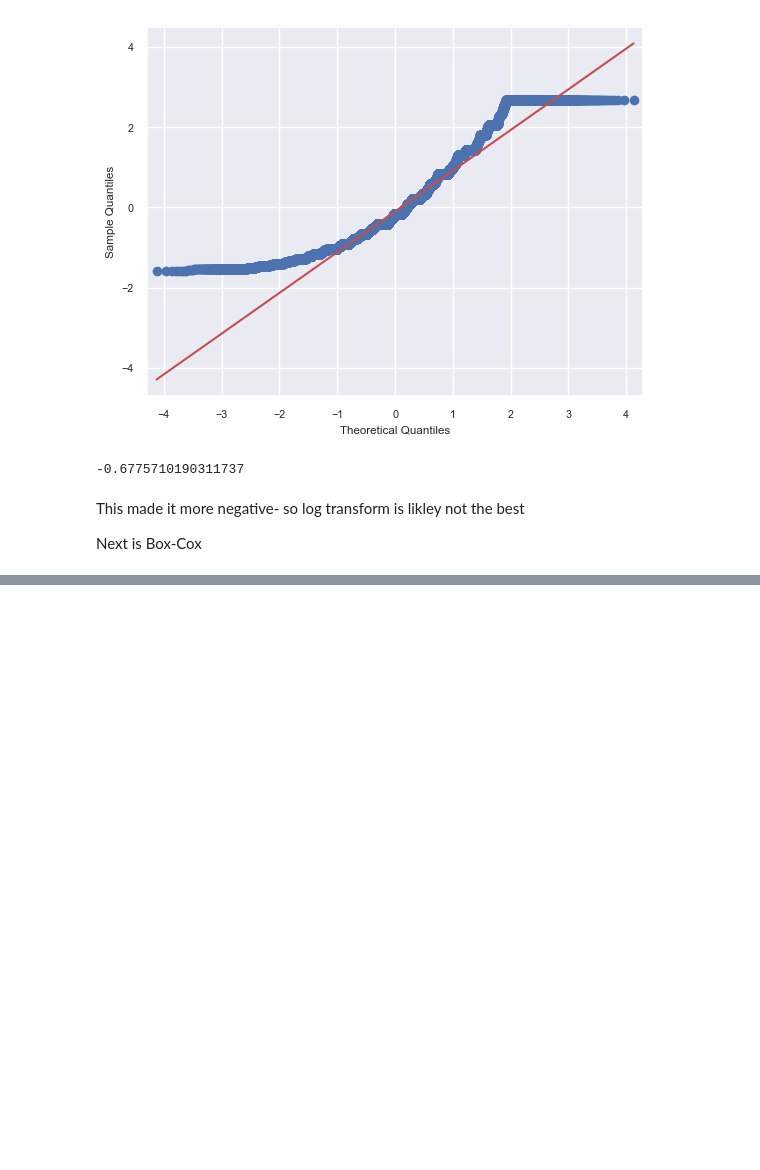
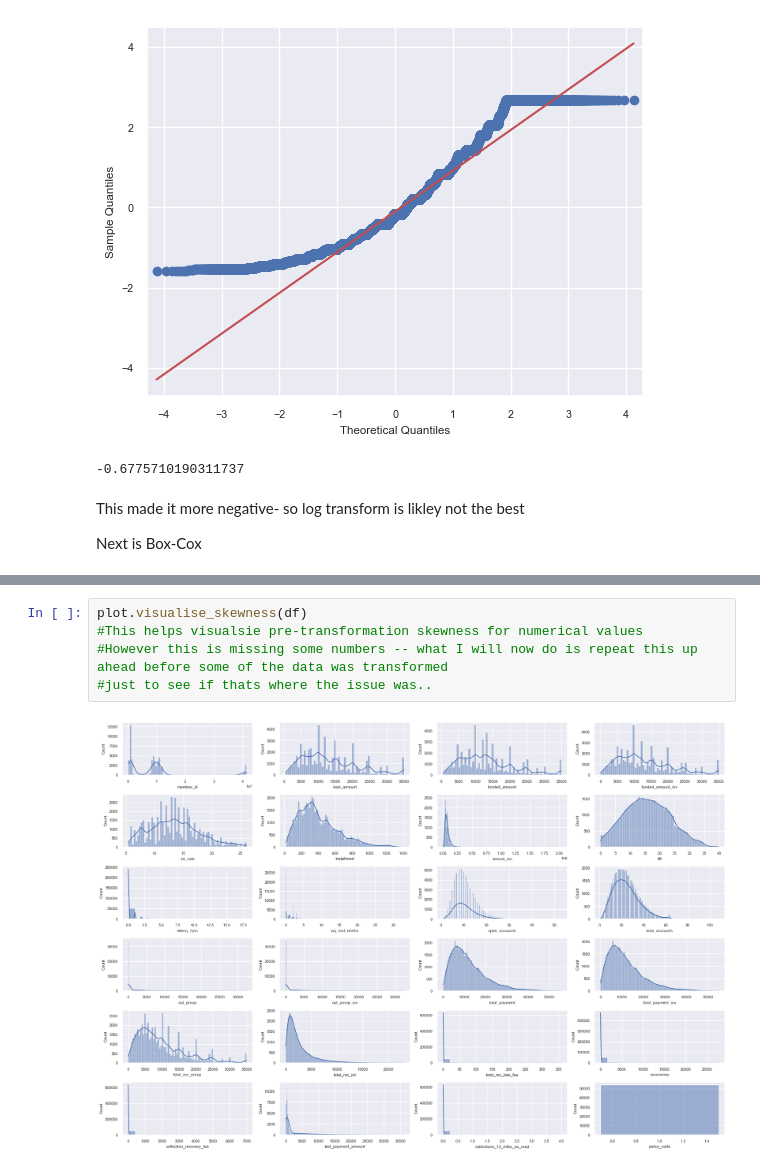
Before and after one commit to FuturisticTechie/exploratory-data-analysis---customer-loans-in-finance882, a Jupyter notebook: eda.ipynb, the cells around one changed output, grey strips where cells are left out. Cells and saved outputs as stored; diff of their text form; blank space fills up the shorter version.

```diff
--- a/eda.ipynb
+++ b/eda.ipynb
@@ -706,0 +731,7 @@ data_trans.log_transform(df, 'loan_amount')
+# %%
+plot.visualise_skewness(df)
+#This helps visualsie pre-transformation skewness for numerical values
+#However this is missing some numbers -- what I will now do is repeat this up ahead before some of the data was transformed
+#just to see if thats where the issue was..
+# %% [output]
+[figure, added]
```
Also changed, not shown: parts of 7 cells of this notebook, 2 other files.
